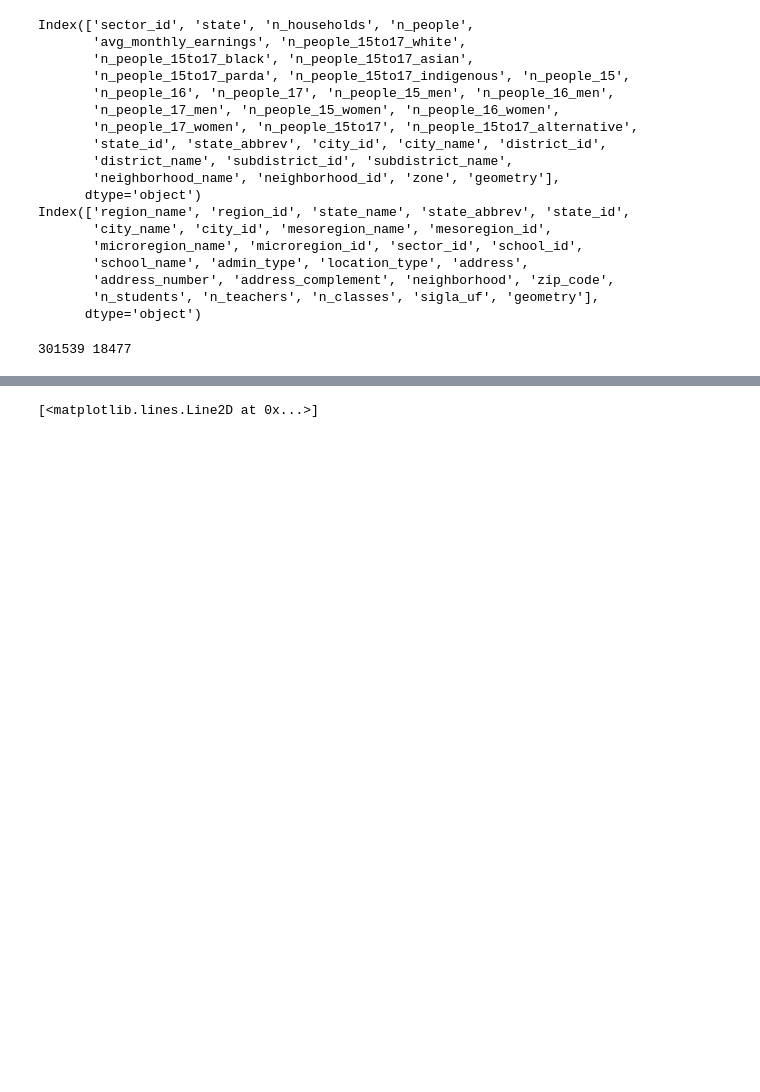
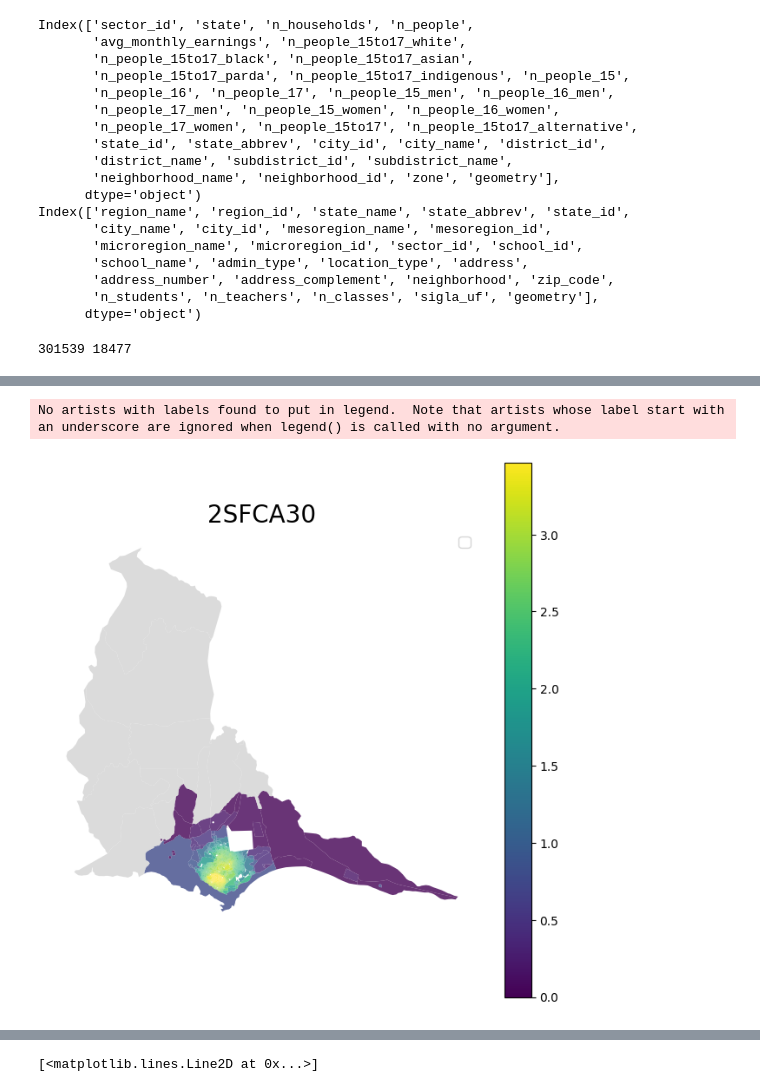
Before and after one commit to felipehlvo/access_to_education_map, a Jupyter notebook: Notebooks/Access Metric - Brazil.ipynb, the cells around one changed output, grey strips where cells are left out. Saved outputs shown, nothing was run; the diff lists cells and outputs as text; code cells hidden in the pictures; blank space fills up the shorter version.

Commit message:
Access metric for all of brazil!

```diff
--- a/Notebooks/Access Metric - Brazil.ipynb
+++ b/Notebooks/Access Metric - Brazil.ipynb
@@ -119,10 +129,13 @@ dist_matrix.head()
 # %%
 A = Access(
-    demand_df=subset_dem,
+    demand_df=geo_dem_census_df,
     demand_index="sector_id",
     demand_value="n_people_15to17",
-    supply_df=subset_school,
+    supply_df=geo_school_census_df,
     supply_index="school_id",
     supply_value="n_teachers",
-    cost_df=
+    cost_df=dist_matrix,
+    cost_origin="origin",
+    cost_dest="dest",
+    cost_name="euclidean"
     )
@@ -128,0 +194,7 @@ A = Access(
+# %%
+il_map = geo_dem_census_df[["sector_id", "city_name", "n_people_15to17", "geometry"]].set_index("sector_id").join(A.norm_access_df, how="inner")
+# %%
+plot("2sfca30_n_teachers", il_map[il_map["city_name"] == "Manaus"], "2sfca30_n_teachers")
+# %% [output]
+No artists with labels found to put in legend.  Note that artists whose label start with an underscore are ignored when legend() is called with no argument.
+[figure, added]
```
Also changed, not shown: parts of 8 cells of this notebook, 2 other files.
